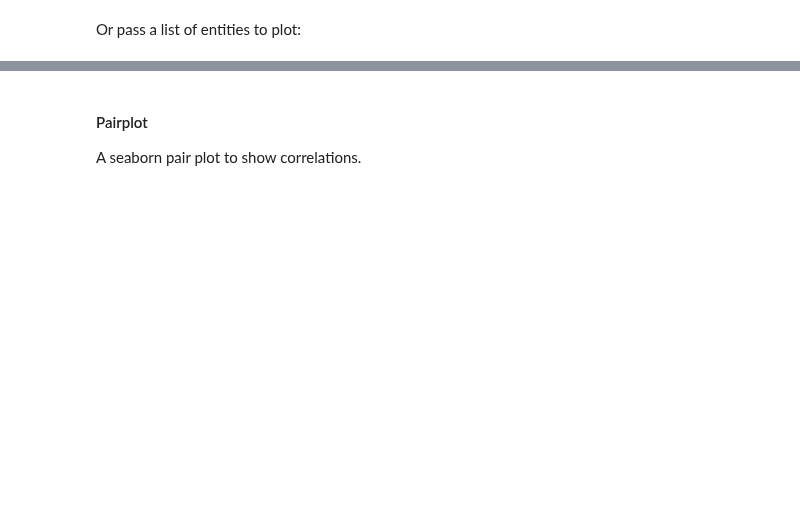
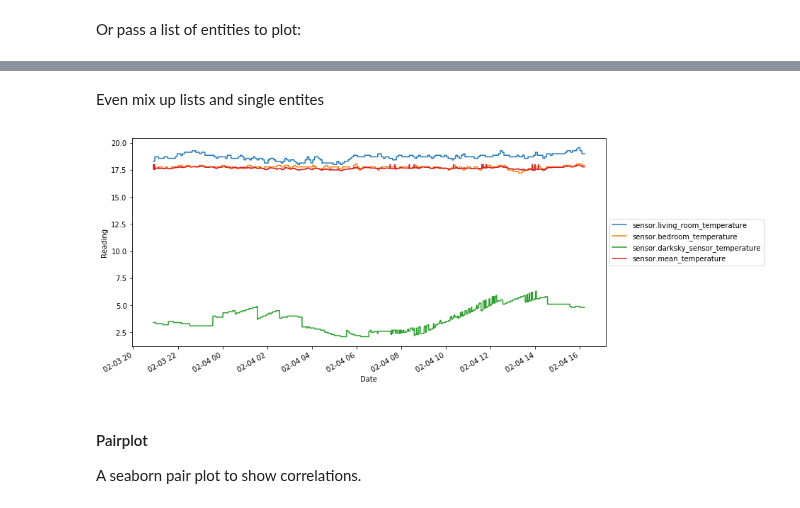
Before and after one commit to robmarkcole/HASS-data-detective, a Jupyter notebook: usage/Usage of detective.ipynb, the cells around one changed output, grey strips where cells are left out. Cells and saved outputs as stored; diff of their text form; code cells hidden in the pictures; blank space fills up the shorter version.

```diff
--- a/usage/Usage of detective.ipynb
+++ b/usage/Usage of detective.ipynb
@@ -132,3 +144,9 @@ sensors_num.plot(to_plot)
+# %% [markdown]
+Even mix up lists and single entites
+# %%
+sensors_num.plot(to_plot, 'sensor.mean_temperature')
+# %% [output]
+[figure, added]
 # %% [markdown]
 #### Pairplot
 A seaborn pair plot to show correlations.
```
Also changed, not shown: parts of 19 cells of this notebook, 3 other files.
